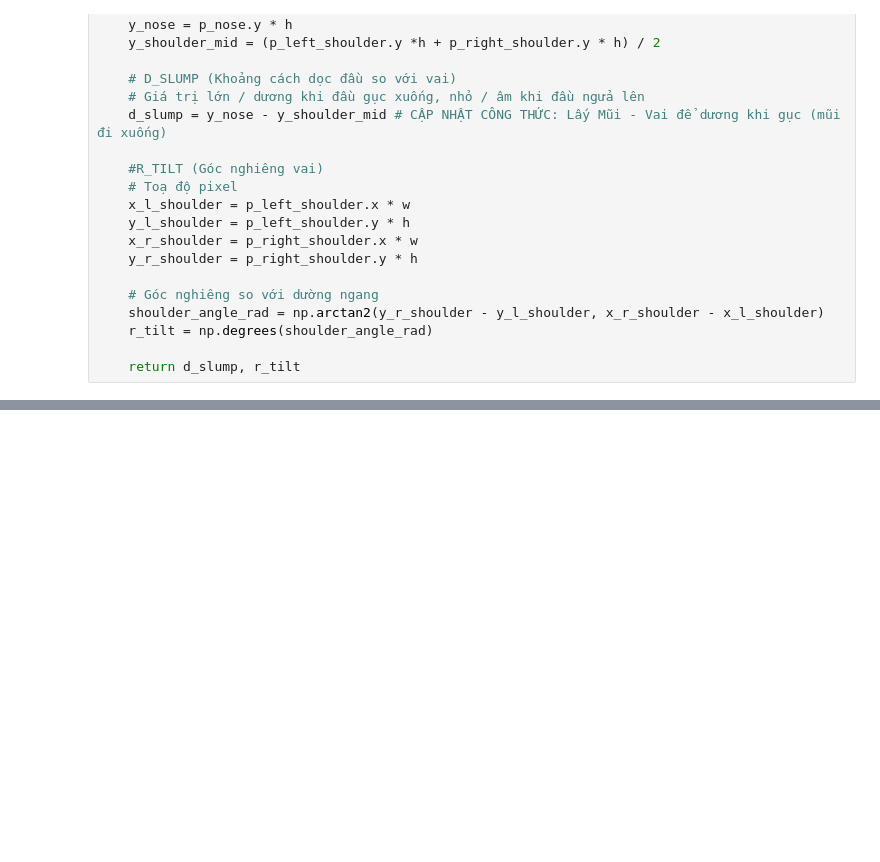
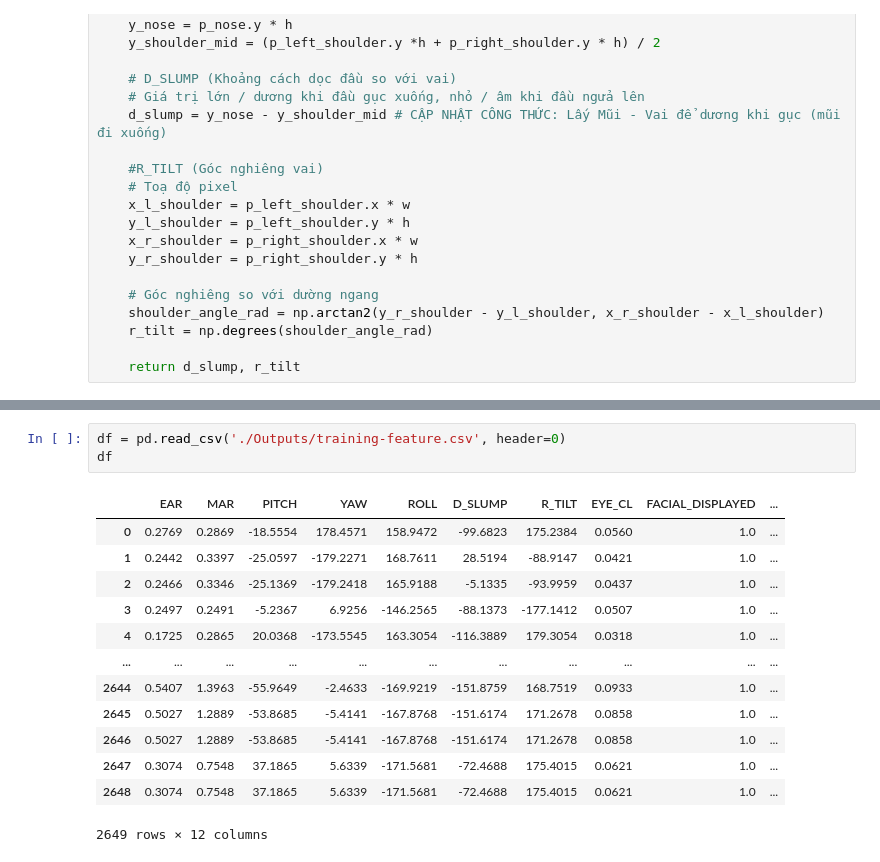
Before and after one commit to Lewis-Walter-K/AI_Drowsiness_Detection, a Jupyter notebook: collect_data.ipynb, the cells around one changed output, grey strips where cells are left out. Cells and saved outputs as stored; diff of their text form; blank space fills up the shorter version.

```diff
--- a/collect_data.ipynb
+++ b/collect_data.ipynb
@@ -407,0 +740,17 @@ df
+# %%
+df = pd.read_csv('./Outputs/training-feature.csv', header=0)
+df
+# %% [output]
+|  | EAR | MAR | PITCH | YAW | ROLL | D_SLUMP | R_TILT | EYE_CL | FACIAL_DISPLAYED | ... |
+| 0 | 0.2769 | 0.2869 | -18.5554 | 178.4571 | 158.9472 | -99.6823 | 175.2384 | 0.0560 | 1.0 | ... |
+| 1 | 0.2442 | 0.3397 | -25.0597 | -179.2271 | 168.7611 | 28.5194 | -88.9147 | 0.0421 | 1.0 | ... |
+| 2 | 0.2466 | 0.3346 | -25.1369 | -179.2418 | 165.9188 | -5.1335 | -93.9959 | 0.0437 | 1.0 | ... |
+| 3 | 0.2497 | 0.2491 | -5.2367 | 6.9256 | -146.2565 | -88.1373 | -177.1412 | 0.0507 | 1.0 | ... |
+| 4 | 0.1725 | 0.2865 | 20.0368 | -173.5545 | 163.3054 | -116.3889 | 179.3054 | 0.0318 | 1.0 | ... |
+| ... | ... | ... | ... | ... | ... | ... | ... | ... | ... | ... |
+| 2644 | 0.5407 | 1.3963 | -55.9649 | -2.4633 | -169.9219 | -151.8759 | 168.7519 | 0.0933 | 1.0 | ... |
+| 2645 | 0.5027 | 1.2889 | -53.8685 | -5.4141 | -167.8768 | -151.6174 | 171.2678 | 0.0858 | 1.0 | ... |
+| 2646 | 0.5027 | 1.2889 | -53.8685 | -5.4141 | -167.8768 | -151.6174 | 171.2678 | 0.0858 | 1.0 | ... |
+| 2647 | 0.3074 | 0.7548 | 37.1865 | 5.6339 | -171.5681 | -72.4688 | 175.4015 | 0.0621 | 1.0 | ... |
+| 2648 | 0.3074 | 0.7548 | 37.1865 | 5.6339 | -171.5681 | -72.4688 | 175.4015 | 0.0621 | 1.0 | ... |
+2649 rows × 12 columns
```
Also changed, not shown: parts of 15 cells of this notebook, 6 other files.
